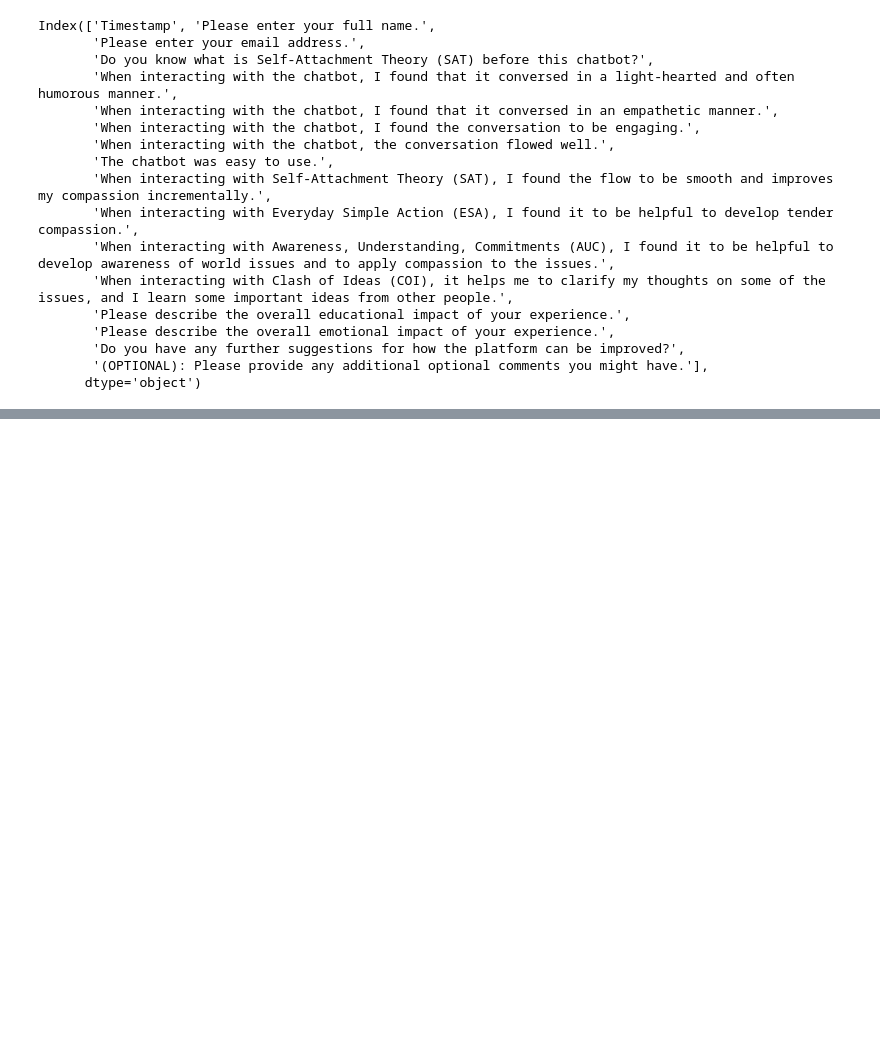
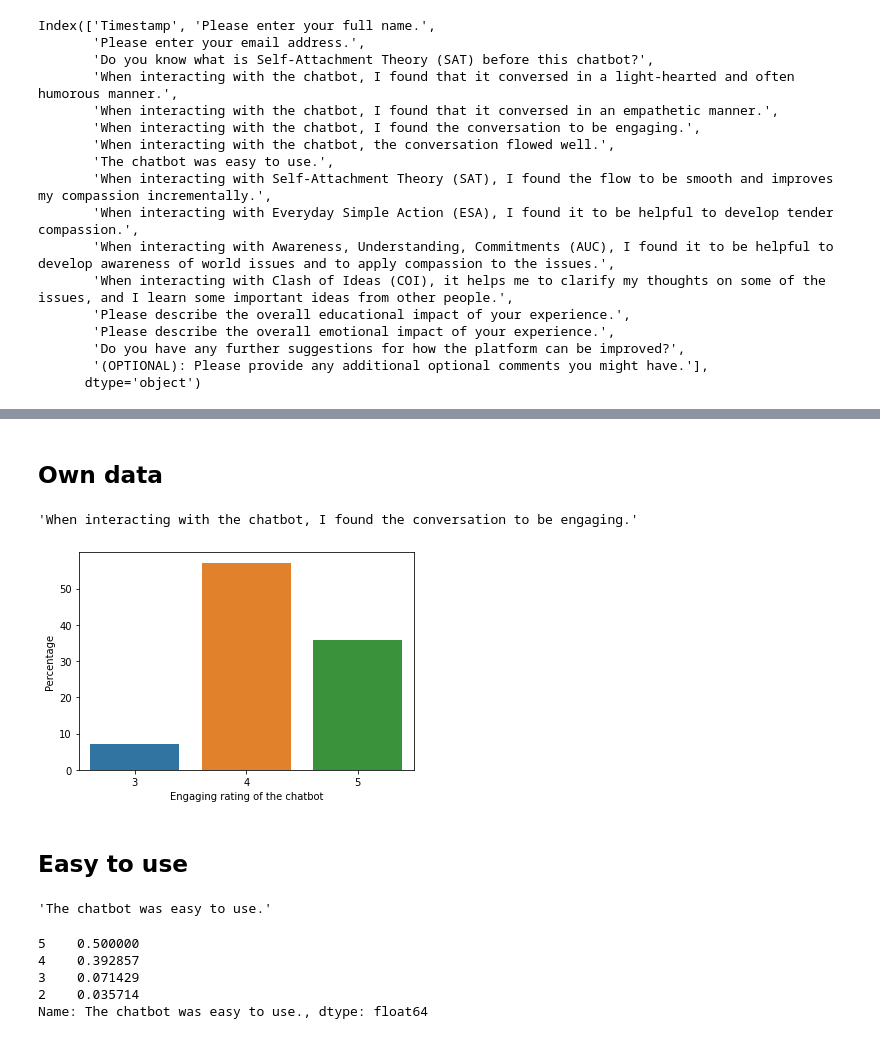
Before and after one commit to weijie9512/official_sat_chatbot, a Jupyter notebook: jupyter/Stage 7 - Evaluation.ipynb, the cells around one changed output, grey strips where cells are left out. Saved outputs shown, nothing was run; the diff lists cells and outputs as text; code cells hidden in the pictures; blank space fills up the shorter version.

```diff
--- a/jupyter/Stage 7 - Evaluation.ipynb
+++ b/jupyter/Stage 7 - Evaluation.ipynb
@@ -206 +206,3 @@ df.iloc[:, 14]
 Name: Please describe the overall emotional impact of your experience., dtype: object
+# %%
+df["version"] = "current"
@@ -206,0 +375,36 @@ Name: Please describe the overall emotional impact of your experience., dtype: o
+# %% [markdown]
+## Own data
+# %%
+keyword = "Engaging"
+col = 6
+# %%
+df.iloc[:, col].name
+# %% [output]
+'When interacting with the chatbot, I found the conversation to be engaging.'
+# %%
+df_solo = pd.DataFrame(df.iloc[:, col].value_counts(normalize=True)).reset_index()
+df_solo.columns = [keyword, "percentage"]
+df_solo["percentage"] = round(df_solo["percentage"] * 100, 2)
+# %%
+ax = sns.barplot(x=keyword, y="percentage", data=df_solo)
+ax.set(xlabel=f'{keyword} rating of the chatbot', ylabel='Percentage')
+plt.show()
+# %% [output]
+[figure, added]
+# %% [markdown]
+## Easy to use
+# %%
+keyword = "Ease to use"
+col = 8
+
+df.iloc[:, col].name
+# %% [output]
+'The chatbot was easy to use.'
+# %%
+df.iloc[:, col].value_counts(normalize=True)
+# %% [output]
+5    0.500000
+4    0.392857
+3    0.071429
+2    0.035714
+Name: The chatbot was easy to use., dtype: float64
```
Also changed, not shown: parts of 60 cells of this notebook, 1 other file.
